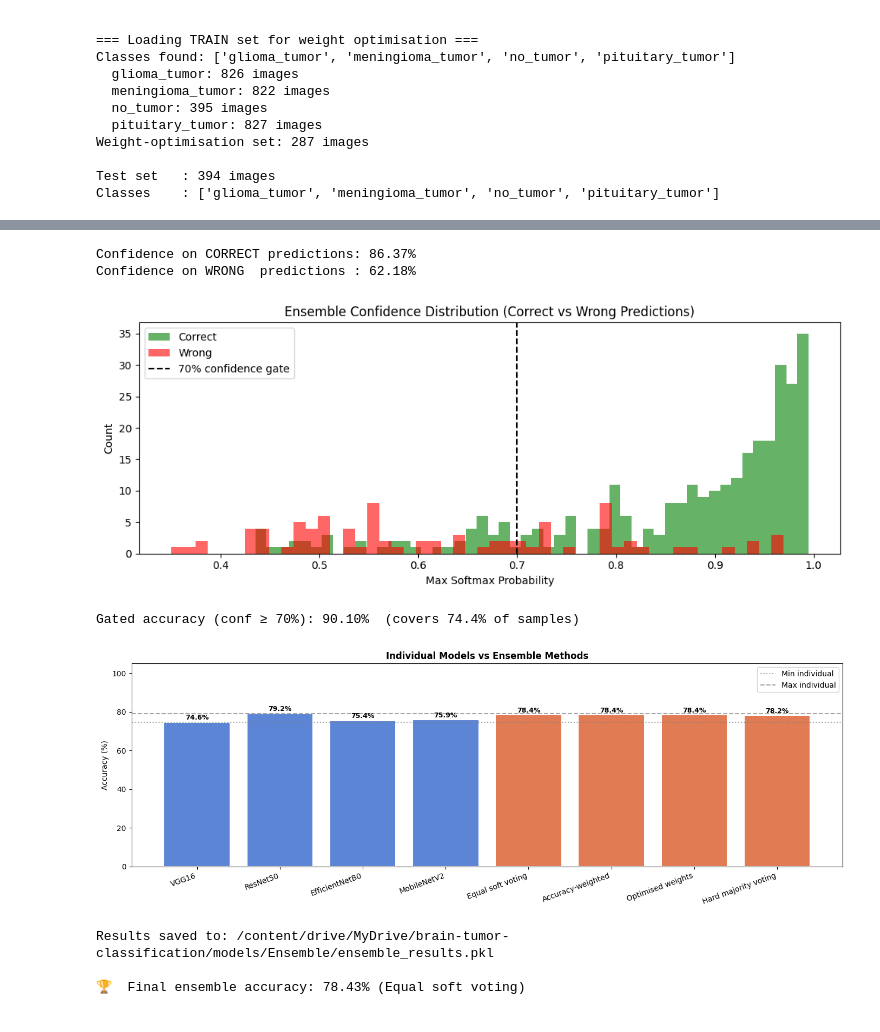
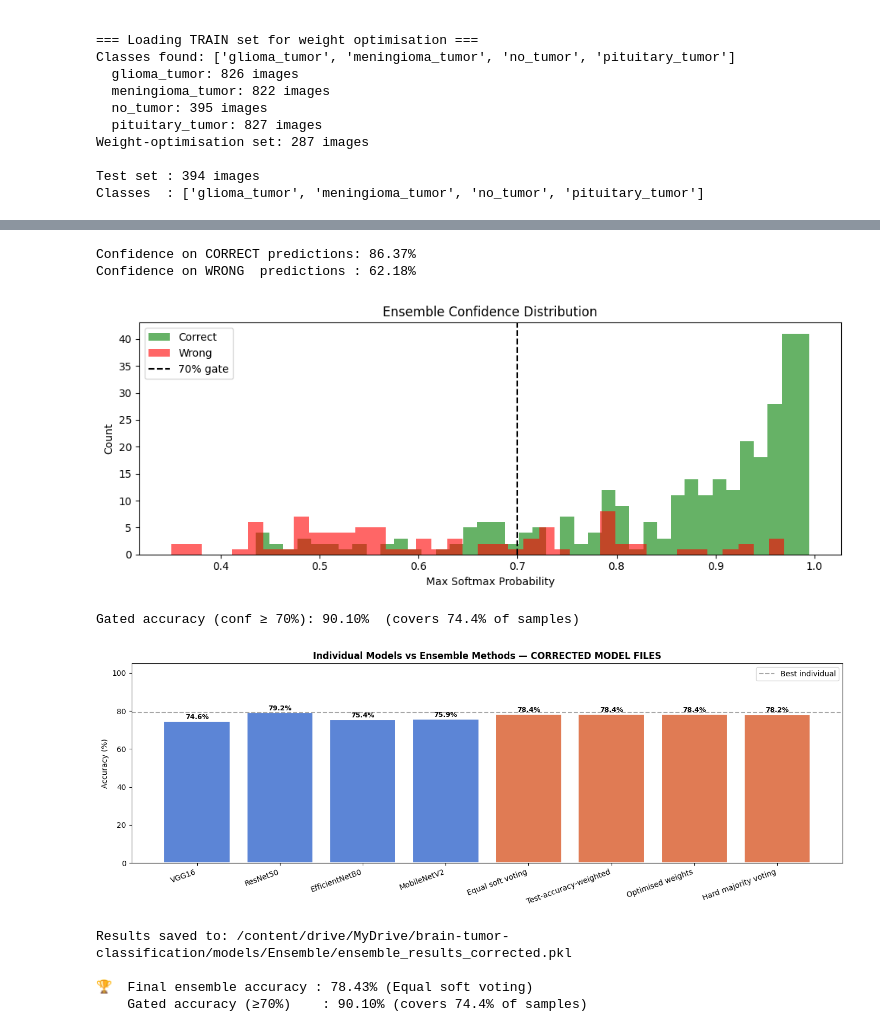
Before and after one commit to SNWE159/brain-tumor-classification, a Jupyter notebook: notebooks/07_Ensemble.ipynb, the cells around one changed output, grey strips where cells are left out. Cells and saved outputs as stored; diff of their text form; code cells hidden in the pictures.

```diff
--- a/notebooks/07_Ensemble.ipynb
+++ b/notebooks/07_Ensemble.ipynb
@@ -136,8 +145,8 @@ MobileNetV2 → [-1, 1] via preprocess_input
 # %%
 def load_dataset(base_path, img_size=IMG_SIZE):
     """
-    Load images from base_path/<class_name>/*.jpg structure.
-    Returns uint8 RGB arrays, integer labels, and class names.
+    Load images from base_path/<class_name>/ structure.
+    Returns uint8 RGB arrays, integer labels, class names, and file paths.
     """
     X, y, paths = [], [], []
     class_names = sorted([
@@ -171,15 +180,13 @@ def load_dataset(base_path, img_size=IMG_SIZE):
     return np.array(X, dtype=np.uint8), np.array(y), class_names, paths
 
 
-# ── Load test set (primary) — this is the true held-out evaluation ─────────────
+from sklearn.model_selection import train_test_split
+
+# ── Load test set ──────────────────────────────────────────────────────────────
 print('=== Loading TEST set ===')
 X_test, y_test, CLASS_NAMES, img_paths = load_dataset(TEST_PATH)
 
-# ── Also load a validation split from train for weight optimisation ────────────
-# We need labelled data to learn ensemble weights.
-# Using 10% of Training data (same split as individual notebooks).
-from sklearn.model_selection import train_test_split
-
+# ── Load training set → carve out validation split for weight optimisation ─────
 print('\n=== Loading TRAIN set for weight optimisation ===')
 X_train_full, y_train_full, _, _ = load_dataset(TRAIN_PATH)
 _, X_val_opt, _, y_val_opt = train_test_split(
@@ -189,8 +196,8 @@ _, X_val_opt, _, y_val_opt = train_test_split(
 print(f'Weight-optimisation set: {len(X_val_opt)} images')
 
 NUM_CLASSES = len(CLASS_NAMES)
-print(f'\nTest set   : {len(X_test)} images')
-print(f'Classes    : {CLASS_NAMES}')
+print(f'\nTest set : {len(X_test)} images')
+print(f'Classes  : {CLASS_NAMES}')
 # %% [output]
 === Loading TEST set ===
 Classes found: ['glioma_tumor', 'meningioma_tumor', 'no_tumor', 'pituitary_tumor']
@@ -521,36 +564,28 @@ plt.show()
 # %%
 if BEST_PROBS is not None:
-    max_conf = np.max(BEST_PROBS, axis=1)
-
-    # How confident is the ensemble on correct vs wrong predictions?
+    max_conf     = np.max(BEST_PROBS, axis=1)
     correct_mask = (BEST_PREDS == y_test)
 
     print(f'Confidence on CORRECT predictions: {max_conf[correct_mask].mean()*100:.2f}%')
     print(f'Confidence on WRONG  predictions : {max_conf[~correct_mask].mean()*100:.2f}%')
 
-    # Confidence histogram
     plt.figure(figsize=(10, 4))
-    plt.hist(max_conf[correct_mask],  bins=50, alpha=0.6, color='green',  label='Correct')
-    plt.hist(max_conf[~correct_mask], bins=50, alpha=0.6, color='red',    label='Wrong')
-    plt.axvline(0.7, color='black', linestyle='--', label='70% confidence gate')
+    plt.hist(max_conf[correct_mask],  bins=40, alpha=0.6, color='green', label='Correct')
+    plt.hist(max_conf[~correct_mask], bins=40, alpha=0.6, color='red',   label='Wrong')
+    plt.axvline(0.70, color='black', linestyle='--', label='70% gate')
     plt.xlabel('Max Softmax Probability')
     plt.ylabel('Count')
-    plt.title('Ensemble Confidence Distribution (Correct vs Wrong Predictions)')
+    plt.title('Ensemble Confidence Distribution')
     plt.legend()
     plt.tight_layout()
     plt.show()
 
-    # Gated accuracy: only predict when confidence > 70%
-    CONF_THRESHOLD = 0.70
-    high_conf_mask = max_conf >= CONF_THRESHOLD
-    gated_acc = accuracy_score(y_test[high_conf_mask], BEST_PREDS[high_conf_mask])
-    coverage  = high_conf_mask.mean()
-    print(f'\nGated accuracy (conf ≥ {CONF_THRESHOLD*100:.0f}%): {gated_acc*100:.2f}%  '
+    print(f'\nGated accuracy (conf ≥ 70%): {gated_acc*100:.2f}%  '
           f'(covers {coverage*100:.1f}% of samples)')
 # %% [output]
 Confidence on CORRECT predictions: 86.37%
 Confidence on WRONG  predictions : 62.18%
-[figure, old version]
+[figure, new version]
 Gated accuracy (conf ≥ 70%): 90.10%  (covers 74.4% of samples)
 # %%
 labels = list(model_accuracies.keys()) + list(results.keys())
@@ -562,32 +597,33 @@ fig, ax = plt.subplots(figsize=(14, 5))
 bars = ax.bar(labels, accs, color=colors, edgecolor='white', linewidth=1.5)
 
 for bar, acc in zip(bars, accs):
-    ax.text(bar.get_x() + bar.get_width()/2, bar.get_height() + 0.5,
+    ax.text(bar.get_x() + bar.get_width() / 2, bar.get_height() + 0.3,
             f'{acc:.1f}%', ha='center', va='bottom', fontweight='bold', fontsize=9)
 
-ax.axhline(min(model_accuracies.values()) * 100, color='gray', linestyle=':', alpha=0.7, label='Min individual')
-ax.axhline(max(model_accuracies.values()) * 100, color='gray', linestyle='--', alpha=0.7, label='Max individual')
+ax.axhline(max(model_accuracies.values()) * 100,
+           color='gray', linestyle='--', alpha=0.7, label='Best individual')
 ax.set_ylabel('Accuracy (%)')
-ax.set_title('Individual Models vs Ensemble Methods', fontweight='bold')
+ax.set_title('Individual Models vs Ensemble Methods — CORRECTED MODEL FILES',
+             fontweight='bold')
 ax.set_ylim(0, 105)
 ax.legend()
 plt.xticks(rotation=20, ha='right')
 plt.tight_layout()
 plt.show()
 # %% [output]
-[figure, old version]
+[figure, new version]
 # %%
 import pickle
 
 ENSEMBLE_SAVE_DIR = os.path.join(MODELS_DIR, "Ensemble")
 os.makedirs(ENSEMBLE_SAVE_DIR, exist_ok=True)
 
-# Save ensemble probabilities and metadata
 ensemble_data = {
     'class_names'      : CLASS_NAMES,
     'best_method'      : BEST_METHOD,
     'best_accuracy'    : BEST_ACC,
     'model_accuracies' : model_accuracies,
+    'loaded_files'     : loaded_files,
     'excluded_models'  : excluded_models,
     'optimised_weights': dict(zip(good_models.keys(), opt_weights.tolist())),
     'best_predictions' : BEST_PREDS,
@@ -596,16 +632,18 @@ ensemble_data = {
     'img_paths'        : img_paths,
 }
 
-save_path = os.path.join(ENSEMBLE_SAVE_DIR, 'ensemble_results.pkl')
+save_path = os.path.join(ENSEMBLE_SAVE_DIR, 'ensemble_results_corrected.pkl')
 with open(save_path, 'wb') as f:
     pickle.dump(ensemble_data, f)
 
 print(f'Results saved to: {save_path}')
-print(f'\n🏆  Final ensemble accuracy: {BEST_ACC*100:.2f}% ({BEST_METHOD})')
+print(f'\n🏆  Final ensemble accuracy : {BEST_ACC*100:.2f}% ({BEST_METHOD})')
+print(f'    Gated accuracy (≥70%)    : {gated_acc*100:.2f}% (covers {coverage*100:.1f}% of samples)')
 # %% [output]
-Results saved to: /content/drive/MyDrive/brain-tumor-classification/models/Ensemble/ensemble_results.pkl
+Results saved to: /content/drive/MyDrive/brain-tumor-classification/models/Ensemble/ensemble_results_corrected.pkl
 
-🏆  Final ensemble accuracy: 78.43% (Equal soft voting)
+🏆  Final ensemble accuracy : 78.43% (Equal soft voting)
+    Gated accuracy (≥70%)    : 90.10% (covers 74.4% of samples)
 # %%
 if 'VGG16' in loaded_models:
     vgg_model = loaded_models['VGG16']
```
Also changed, not shown: parts of 12 cells of this notebook.
